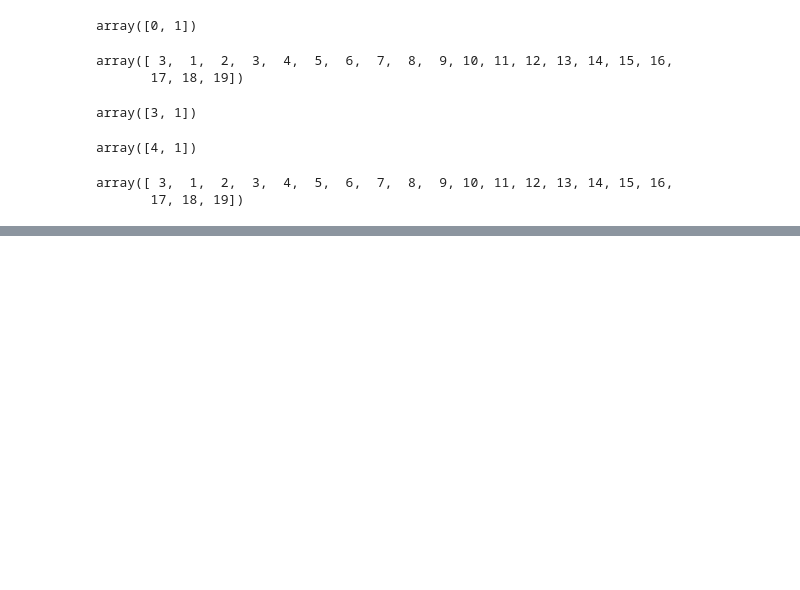
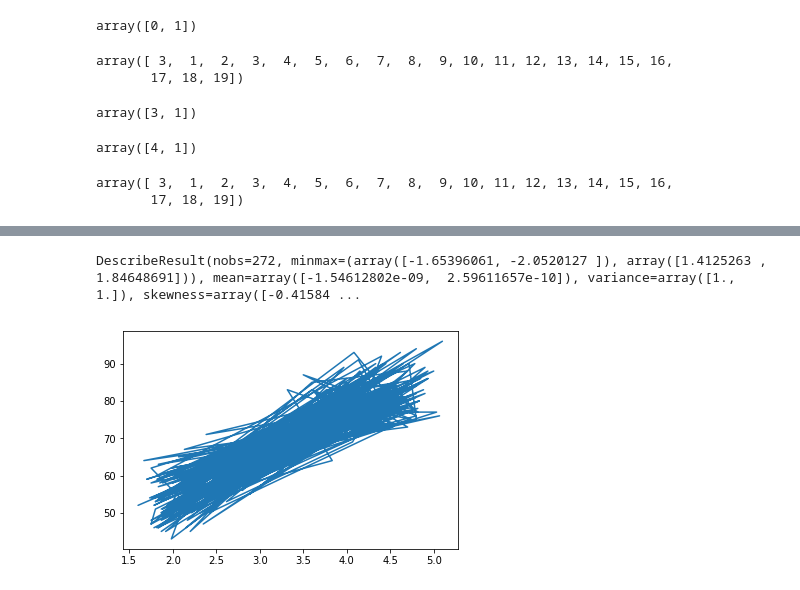
Before and after one commit to eslavaj/pattern_recognition_methods, a Jupyter notebook: python_review/scikit_review/np_scikit.ipynb, the cells around one changed output, grey strips where cells are left out. Saved outputs shown, nothing was run; the diff lists cells and outputs as text; code cells hidden in the pictures; blank space fills up the shorter version.

```diff
--- a/python_review/scikit_review/np_scikit.ipynb
+++ b/python_review/scikit_review/np_scikit.ipynb
@@ -212,0 +548,9 @@ for x in ta2d:
+# %%
+stats.describe(geyser_normalized, axis=0)
+# %% [output]
+DescribeResult(nobs=272, minmax=(array([-1.65396061, -2.0520127 ]), array([1.4125263 , 1.84648691])), mean=array([-1.54612802e-09,  2.59611657e-10]), variance=array([1., 1.]), skewness=array([-0.41584 ...
+# %%
+plt.plot(geyser[:,0], geyser[:,1])
+plt.show()
+# %% [output]
+[figure, added]
```
Also changed, not shown: parts of 76 cells of this notebook, 2 other files.
